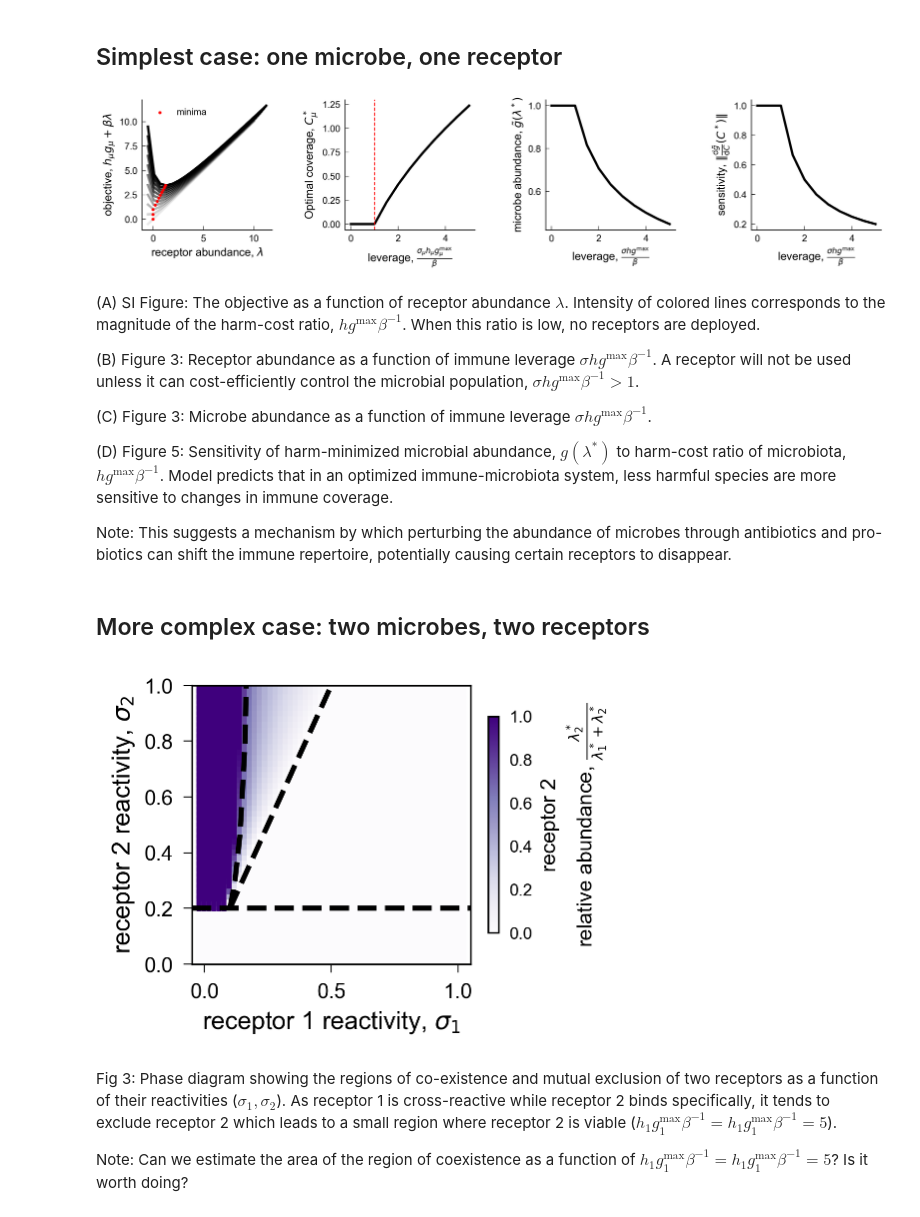
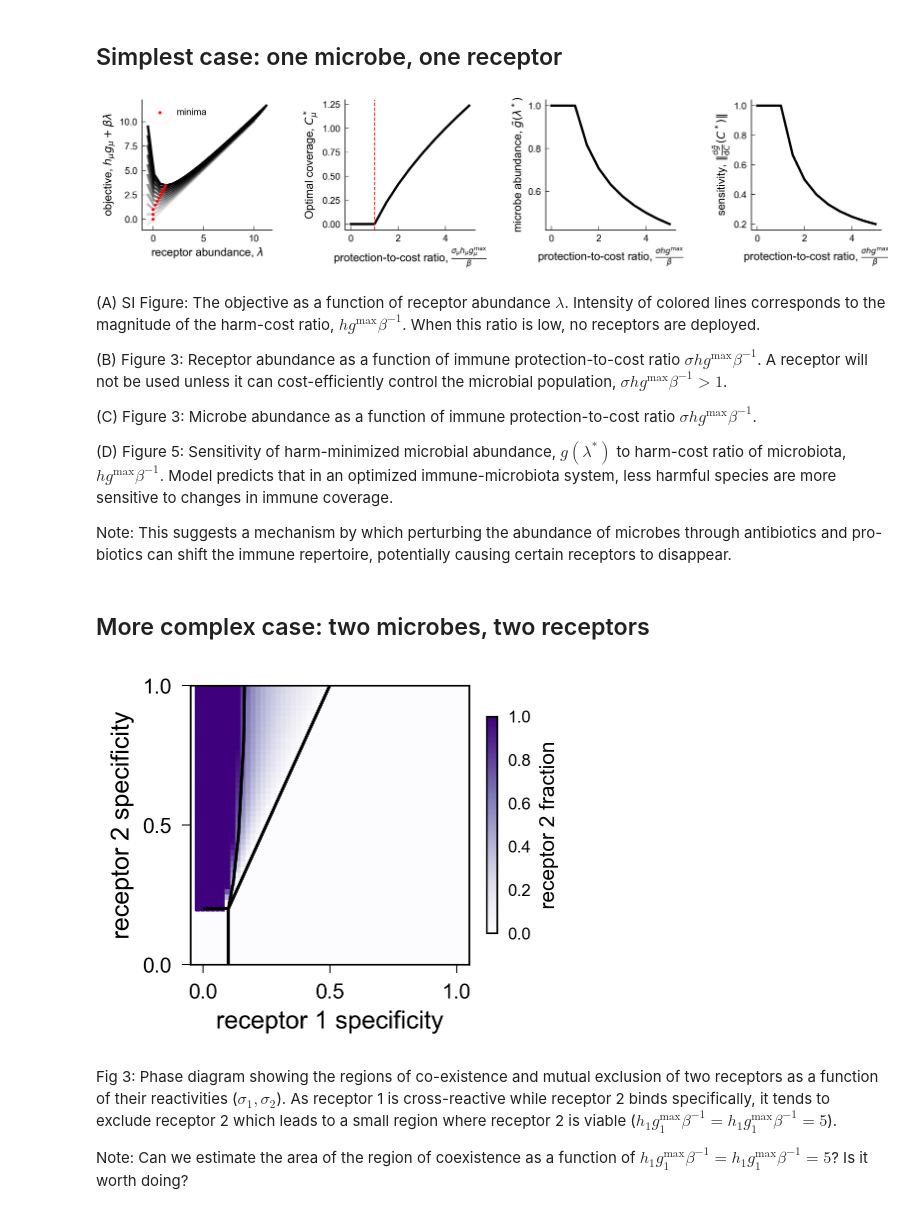
Before and after one commit to obinna-ukogu/gutimmune, a Jupyter notebook: explore-microbiome-genetic-structure.ipynb, the cells around one changed output. Drawn from its saved outputs; the diff is of its cells as text; code cells hidden in the pictures.

Commit message:
Updated figures and analyses of potential ecology.

```diff
--- a/explore-microbiome-genetic-structure.ipynb
+++ b/explore-microbiome-genetic-structure.ipynb
@@ -49,6 +49,13 @@ def objective(l, beta = 1.0, Sigma = np.eye(m), h = np.ones(m), n = np.ones(m),
 
     return out.item()
 
+def limited_ecology(C, beta = 1.0, sigma = 1.0, h = np.ones(2), n = np.ones(2),  s = 1.0): # Cost function
+    # beta := Cost of immune pressure
+
+    out = h[0]*n[0]/(1 + C) + h[1]*n[1]/(1 + C + s*n[0]/(1 + C)) + beta*C
+
+    return out.item()
+
 # Define analytic solution
 def single_receptor(beta, sigma = 1, h = 1.0, n = 1.0):
     if sigma/beta < n*h:
@@ -92,15 +99,15 @@ ax1.legend()
 ax1.minorticks_off()
 ax1.set_box_aspect(1)
 
-ax2.set(ylabel=r'Optimal coverage, $C^*_\mu$', xlabel=r'leverage, $\frac{\sigma_\mu h_\mu g^\text{max}_\mu}{\beta}$')
+ax2.set(ylabel=r'Optimal coverage, $C^*_\mu$', xlabel=r'protection-to-cost ratio, $\frac{\sigma_\mu h_\mu g^\text{max}_\mu}{\beta}$')
 ax2.minorticks_off()
 ax2.set_box_aspect(1)
 
-ax3.set(ylabel=r'microbe abundance, $\tilde{g}(\lambda^*)$', xlabel=r'leverage, $\frac{\sigma hg^\text{max}}{\beta}$')
+ax3.set(ylabel=r'microbe abundance, $\tilde{g}(\lambda^*)$', xlabel=r'protection-to-cost ratio, $\frac{\sigma hg^\text{max}}{\beta}$')
 ax3.minorticks_off()
 ax3.set_box_aspect(1)
 
-ax4.set(ylabel=r'sensitivity, $\|\frac{{\rm d}\tilde{g}}{{\rm d}C}(C^*)\|$', xlabel=r'leverage, $\frac{\sigma hg^\text{max}}{\beta}$')
+ax4.set(ylabel=r'sensitivity, $\|\frac{{\rm d}\tilde{g}}{{\rm d}C}(C^*)\|$', xlabel=r'protection-to-cost ratio, $\frac{\sigma hg^\text{max}}{\beta}$')
 ax4.minorticks_off()
 ax4.set_box_aspect(1)
 
@@ -111,13 +118,13 @@ for ax in (ax1, ax2, ax3, ax4):
 
 fig.savefig('_figs/fig3and5_one_microbe_one_receptor'+'.pdf', dpi=300, bbox_inches='tight')
 # %% [output]
-[figure, old version]
+[figure, new version]
 # %% [markdown]
 (A) SI Figure: The objective as a function of receptor abundance $\lambda$. Intensity of colored lines corresponds to the magnitude of the harm-cost ratio, $hg^\text{max}\beta^{-1}$. When this ratio is low, no receptors are deployed.
 
-(B) Figure 3: Receptor abundance as a function of immune leverage $\sigma hg^\text{max}\beta^{-1}$. A receptor will not be used unless it can cost-efficiently control the microbial population, $\sigma hg^\text{max}\beta^{-1} > 1$.
+(B) Figure 3: Receptor abundance as a function of immune protection-to-cost ratio $\sigma hg^\text{max}\beta^{-1}$. A receptor will not be used unless it can cost-efficiently control the microbial population, $\sigma hg^\text{max}\beta^{-1} > 1$.
 
-(C) Figure 3: Microbe abundance as a function of immune leverage $\sigma hg^\text{max}\beta^{-1}$.
+(C) Figure 3: Microbe abundance as a function of immune protection-to-cost ratio $\sigma hg^\text{max}\beta^{-1}$.
 
 (D) Figure 5: Sensitivity of harm-minimized microbial abundance, $g(\lambda^*)$ to harm-cost ratio of microbiota, $hg^\text{max}\beta^{-1}$. Model predicts that in an optimized immune-microbiota system, less harmful species are more sensitive to changes in immune coverage.
 
@@ -145,41 +152,45 @@ for cs in cross_sigmas:
              tol=tol,
              constraints = LinearConstraint(np.eye(2), 0.0, np.inf))
 
     lam_opts.append(res_harm.x)
     obj_opts.append(res_harm.fun)
     rec_num_opts.append(np.sum(res_harm.x > tol))
     X_opts.append(Sigma.dot(res_harm.x))
 
 # Show that conditions are satisfied
 fig, ax1 = plt.subplots(1, 1, dpi = 150, figsize=(3, 2.5))
 size = 50
 
 im1 = ax1.scatter(cross_sigmas[:,0], cross_sigmas[:,1],
                  c = np.vstack(lam_opts)[:,1] /(np.vstack(lam_opts)[:,0] + np.vstack(lam_opts)[:,1])*((np.vstack(lam_opts)[:,0] + np.vstack(lam_opts)[:,1]) > tol),
                  cmap = 'Purples', marker = 's', norm = mpl.colors.Normalize(vmin = 0, vmax = 1),
                  s = size)
 
-ax1.axhline(y = beta/(n*h1), linestyle = '--', color = 'black', **kwargs)
+# ax1.axhline(y = beta/(n*h1), linestyle = '--', color = 'black', **kwargs)
 feasible_thresh = sigmas*(n*h1 + n*h2)/(n*h1) >= beta/(n*h1)
-ax1.plot(sigmas[feasible_thresh], (sigmas*(n*h1 + n*h2)/(n*h1))[feasible_thresh], linestyle = '--', color = 'black', **kwargs)
+ax1.plot(sigmas[feasible_thresh], (sigmas*(n*h1 + n*h2)/(n*h1))[feasible_thresh], linestyle = '-', color = 'black', linewidth = 1.5)
+ax1.hlines(y = beta/(n*h1), xmin = 0.0, xmax = beta/(n*h1 + n*h2), linestyle = '-', color = 'black', linewidth = 1.5)
+ax1.vlines(x=beta/(n*h1 + n*h2), ymin=0.0, ymax=beta/(n*h1), linestyle = '-', color = 'black', linewidth = 1.5)
 ax1.plot(sigmas[(sigmas < beta/(n*h2))*feasible_thresh], sigmas[(sigmas < beta/(n*h2))*feasible_thresh]/(1 - n*h2*sigmas[(sigmas < beta/(n*h2))*feasible_thresh]/beta),
-         linestyle = '--', color = 'black', **kwargs)
+         linestyle = '-', color = 'black', linewidth = 1.5)
 
 ax1.set_ylim(0,1)
 # ax1.set_title(r'two harmful microbes', fontsize = 10)
 cb1 = fig.colorbar(im1, ax=ax1, orientation='vertical', shrink = 0.75, pad = 0.05)
-cb1.set_label("receptor 2\nrelative abundance, "+r'$\frac{\lambda_2^*}{\lambda_1^* + \lambda_2^*}$', fontsize = 10)
+cb1.set_label("receptor 2 fraction" , fontsize = 10) #2\nrelative abundance, "+r'$\frac{\lambda_2^*}{\lambda_1^* + \lambda_2^*}$'
 cb1.ax.tick_params(labelsize=8)
-ax1.set_xlabel('receptor 1 reactivity, '+ r'$\sigma_{1}$', fontsize = 12)
-ax1.set_ylabel('receptor 2 '+ r'reactivity, $\sigma_{2}$', fontsize = 12)
+ax1.set_yticks([0.0, 1/2, 1])
+ax1.set_xticks([0.0, 1/2, 1])
+ax1.set_xlabel('receptor 1 specificity', fontsize = 12)
+ax1.set_ylabel('receptor 2 specificity', fontsize = 12)
 ax1.minorticks_off()
 ax1.set_box_aspect(1)
 ax1.tick_params(axis='x', top=False, direction = 'out')
 ax1.tick_params(axis='y', right=False, direction = 'out')
 
-fig.savefig('_figs/fig3_receptor-cross-2d'+'.pdf', dpi=300, bbox_inches='tight')
+fig.savefig('_figs/fig3_receptor-cross-2d'+'.pdf', dpi=300, bbox_inches='tight', transparent=True)
 # %% [output]
-[figure, old version]
+[figure, new version]
 # %% [markdown]
 Fig 3: Phase diagram showing the regions of co-existence and mutual exclusion of two receptors as a function of their reactivities ($\sigma_1, \sigma_2$). As receptor 1 is cross-reactive while receptor 2 binds specifically, it tends to exclude receptor 2 which leads to a small region where receptor 2 is viable ($h_1g_1^\text{max}\beta^{-1} = h_1g_1^\text{max}\beta^{-1} = 5$).
 
```
Also changed, not shown: parts of 3 cells of this notebook, 44 other files.
